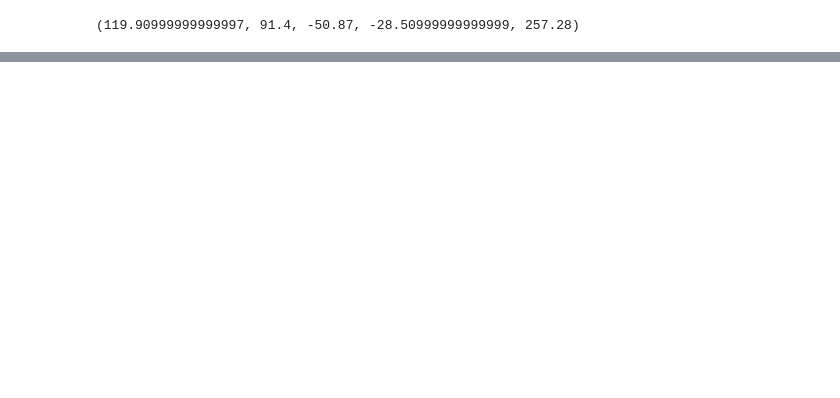
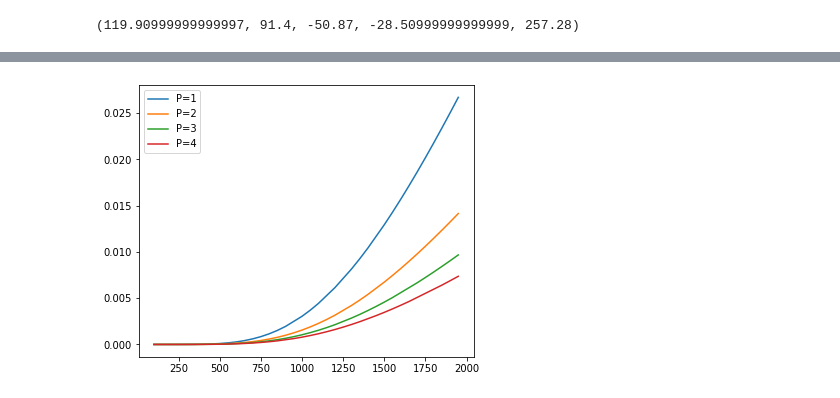
Before and after one commit to goke-ai/thermochem, a Jupyter notebook: stoichiometric.ipynb, the cells around one changed output, grey strips where cells are left out. Drawn from its saved outputs; the diff is of its cells as text; code cells hidden in the pictures; blank space fills up the shorter version.

```diff
--- a/stoichiometric.ipynb
+++ b/stoichiometric.ipynb
@@ -456,0 +564,24 @@ plt.show()
+# %%
+fig, ax = plt.subplots(figsize=(6,5))
+
+# for T in Temp:
+for P in Press:
+    for d in Steam[1:2]:
+        for e in Air[0:1]:
+            dfQ = dfR[
+                    # (dfR['T']==T)
+                    # &
+                    (dfR['P']==P)
+                    &
+                    (dfR['Steam']==d)
+                    &
+                    (dfR['Air']==e)
+                    ]
+            # print(dfQ[['P','Steam','Air','T','H2']])
+            ax.plot(dfQ['T'], dfQ['fH2'], label=f'P={P}')
+
+ax.legend()
+
+plt.show()
+# %% [output]
+[figure, added]
```
Also changed, not shown: parts of 17 cells of this notebook, 7 other files.
